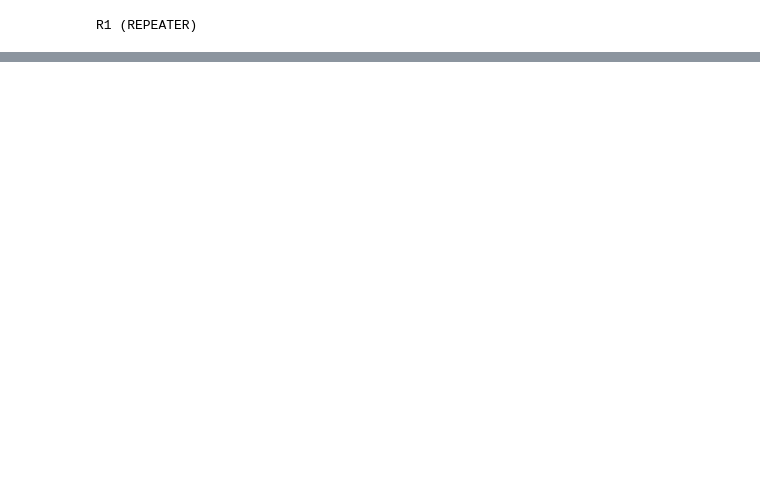
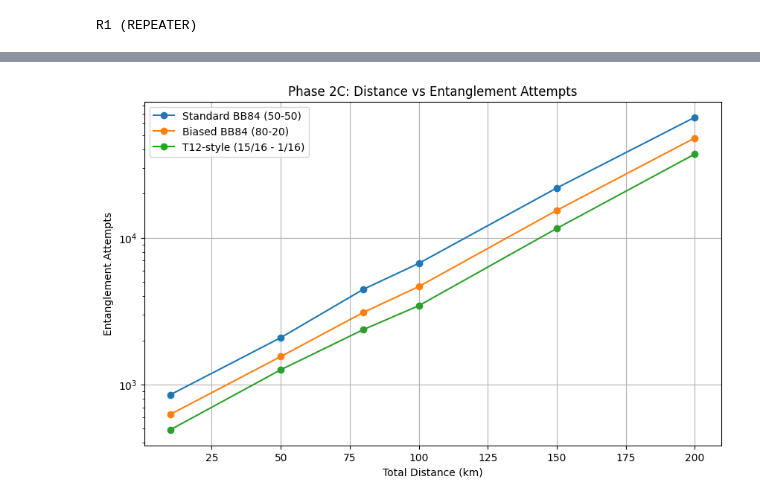
Before and after one commit to Vishesh-Goyal7/NARAD-QC, a Jupyter notebook: NARAD_QC.ipynb, the cells around one changed output, grey strips where cells are left out. Drawn from its saved outputs; the diff is of its cells as text; code cells hidden in the pictures; blank space fills up the shorter version.

Commit message:
Phase 2C : Testing repeater over multiple distances

```diff
--- a/NARAD_QC.ipynb
+++ b/NARAD_QC.ipynb
@@ -1661,0 +2295,33 @@ plt.show()
+# %%
+# @title Distance vs Entanglement Attempts
+
+plt.figure(figsize=(10, 6))
+
+for protocol_name in protocols.keys():
+    subset = df_phase2c_distance_sweep[
+        df_phase2c_distance_sweep["Protocol"] == protocol_name
+    ]
+
+    plt.plot(
+        subset["Distance (km)"],
+        subset["Entanglement Attempts"],
+        marker="o",
+        label=protocol_name
+    )
+
+plt.xlabel("Total Distance (km)")
+plt.ylabel("Entanglement Attempts")
+plt.title("Phase 2C: Distance vs Entanglement Attempts")
+plt.yscale("log")
+plt.legend()
+plt.grid(True)
+
+plt.savefig(
+    "Phase 2C Distance vs Entanglement Attempts.png",
+    dpi=300,
+    bbox_inches="tight"
+)
+
+plt.show()
+# %% [output]
+[figure, added]
```
Also changed, not shown: parts of 15 cells of this notebook.
